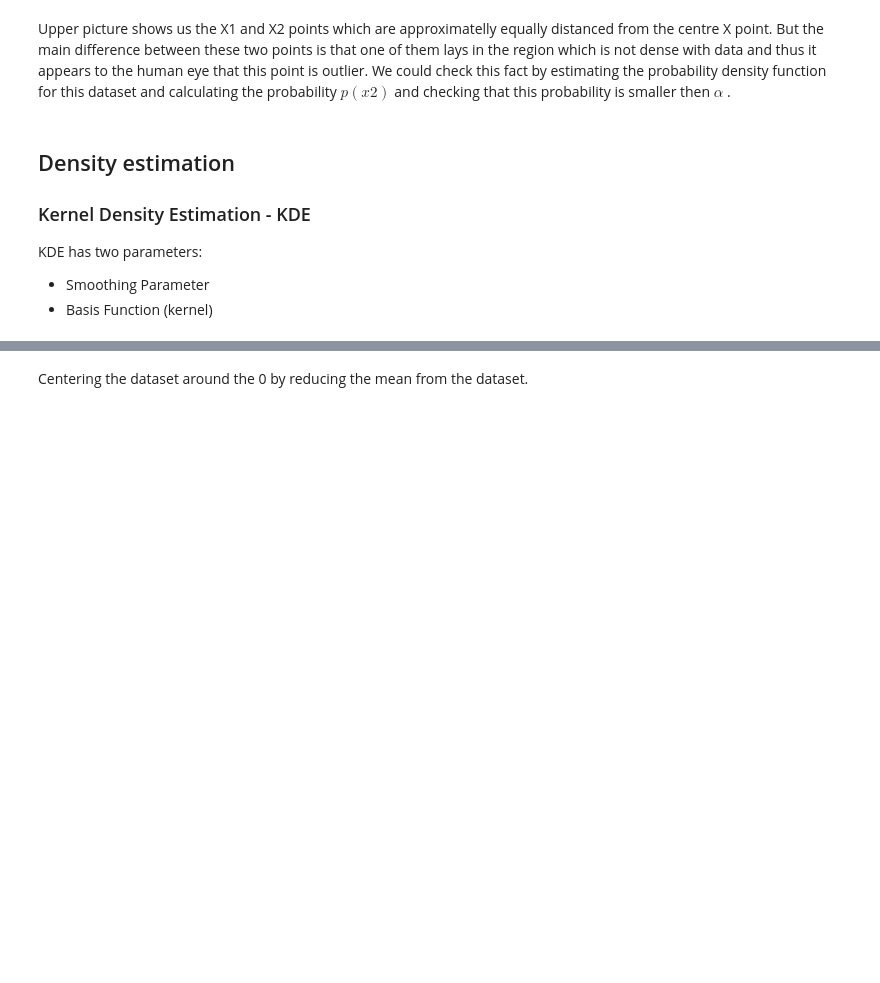
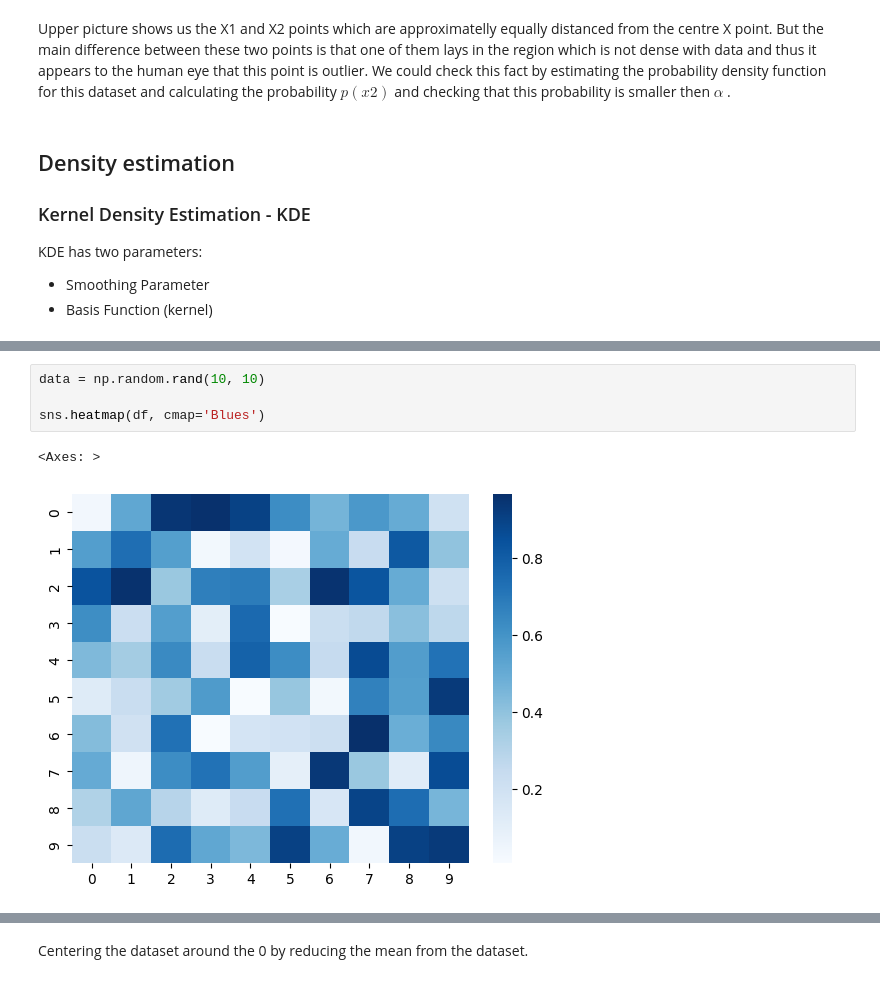
Before and after one commit to dominikstipic/notebooks, a Jupyter notebook: distance-measure/notebook.ipynb, the cells around one changed output, grey strips where cells are left out. Saved outputs shown, nothing was run; the diff lists cells and outputs as text; blank space fills up the shorter version.

```diff
--- a/distance-measure/notebook.ipynb
+++ b/distance-measure/notebook.ipynb
@@ -112,0 +116,7 @@ array([-6.77414795, -6.77414795, -6.77414795, -6.77414795, -6.77414795,
+# %%
+data = np.random.rand(10, 10)
+
+sns.heatmap(df, cmap='Blues')
+# %% [output]
+<Axes: >
+[figure, added]
```
Also changed, not shown: parts of 12 cells of this notebook, 12 other files.
